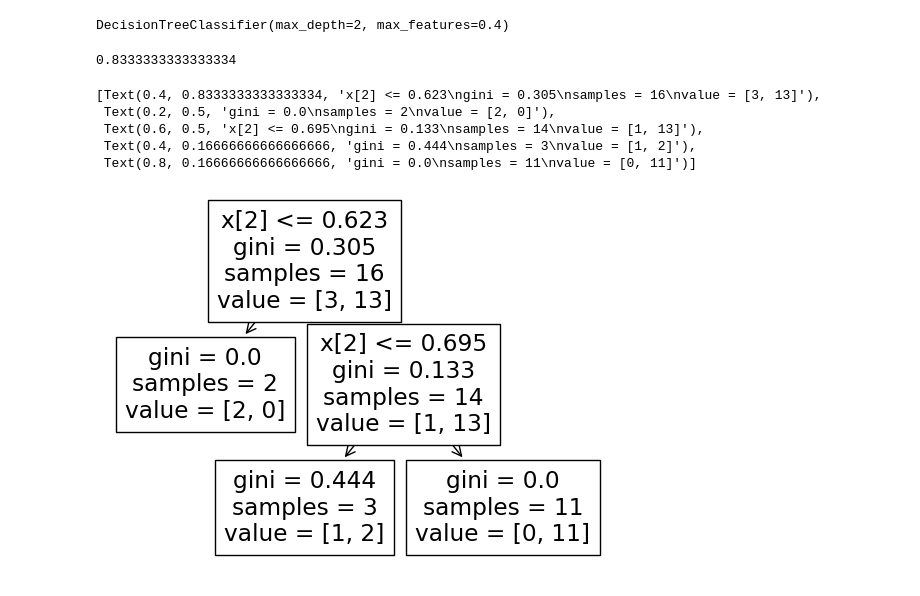
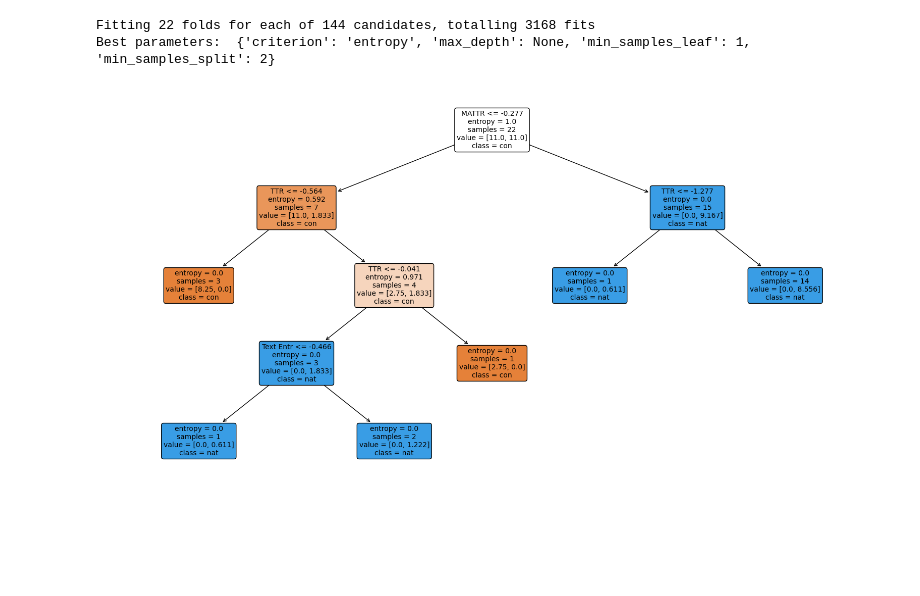
Before and after one commit to kirbergerconnor/iscl-thesis, a Jupyter notebook: decisiontree.ipynb, the cells around one changed output. Drawn from its saved outputs; the diff is of its cells as text; code cells hidden in the pictures; blank space fills up the shorter version.

```diff
--- a/decisiontree.ipynb
+++ b/decisiontree.ipynb
@@ -66,0 +8,3 @@ data
+# %%
+data = pd.read_csv('./results/all_results_df.csv')
+data
@@ -67,3 +29,5 @@ data
 # %%
-X, y = data.iloc[:,2:].values.round(decimals=3), data.iloc[:,1].map({'nat':1, 'con':0}).values
-X_train, X_test, y_train, y_test = train_test_split(X, y, random_state=42)
+X, y = data.iloc[:,2:].values.round(decimals=3), data.iloc[:,1].map({'con':0, 'nat':1}).values
+
+scaler = StandardScaler()
+X = scaler.fit_transform(X)
@@ -91,19 +34,34 @@ Fitting 5 folds for each of 168 candidates, totalling 840 fits
-# %%
-clf = tree.DecisionTreeClassifier(criterion='gini', max_depth=2, max_features=0.4, splitter='best')
-clf.fit(X_train, y_train)
-# %% [output]
-DecisionTreeClassifier(max_depth=2, max_features=0.4)
-# %%
-predictions = clf.predict(X_test)
-print(accuracy_score(y_test, predictions))
-# %% [output]
-0.8333333333333334
-# %%
-tree.plot_tree(clf)
-# %% [output]
-[Text(0.4, 0.8333333333333334, 'x[2] <= 0.623\ngini = 0.305\nsamples = 16\nvalue = [3, 13]'),
- Text(0.2, 0.5, 'gini = 0.0\nsamples = 2\nvalue = [2, 0]'),
- Text(0.6, 0.5, 'x[2] <= 0.695\ngini = 0.133\nsamples = 14\nvalue = [1, 13]'),
- Text(0.4, 0.16666666666666666, 'gini = 0.444\nsamples = 3\nvalue = [1, 2]'),
- Text(0.8, 0.16666666666666666, 'gini = 0.0\nsamples = 11\nvalue = [0, 11]')]
-[figure, removed]
+# %%
+clf = tree.DecisionTreeClassifier(class_weight='balanced', random_state=42)
+
+param_grid = {
+    'criterion':  ['gini', 'entropy'],
+    'max_depth':  [None, 2, 4, 6, 8, 10, 20, 30],
+    'min_samples_split': [2, 5, 10],
+    'min_samples_leaf': [1, 2, 4]
+}
+
+kfold = KFold(n_splits=len(X), shuffle=True, random_state=42)
+
+grid_search = GridSearchCV(
+    estimator=clf,
+    param_grid=param_grid,
+    cv=kfold,
+    scoring='accuracy',
+    verbose=1,
+)
+
+grid_search.fit(X, y)
+print("Best parameters: ", grid_search.best_params_)
+
+# Best estimator fitted with best parameters
+best_clf = grid_search.best_estimator_
+# %% [output]
+Fitting 22 folds for each of 144 candidates, totalling 3168 fits
+Best parameters:  {'criterion': 'entropy', 'max_depth': None, 'min_samples_leaf': 1, 'min_samples_split': 2}
+# %%
+plt.figure(figsize=(20, 10))
+tree.plot_tree(best_clf, filled=True, feature_names=['TTR', 'MATTR', 'Char Entr', 'Word Entr', 'Text Entr', 'Lex Entr', 'Rev Lex Entr'], class_names=['con', 'nat'], rounded=True, fontsize=10)
+plt.show()
+# %% [output]
+[figure, added]
```
Also changed, not shown: parts of 5 cells of this notebook, 14 other files.
